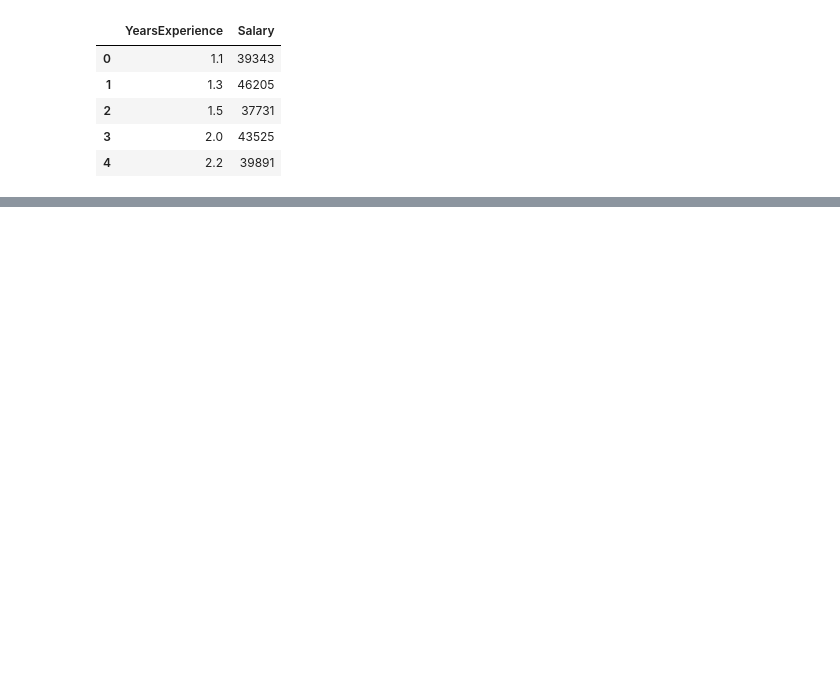
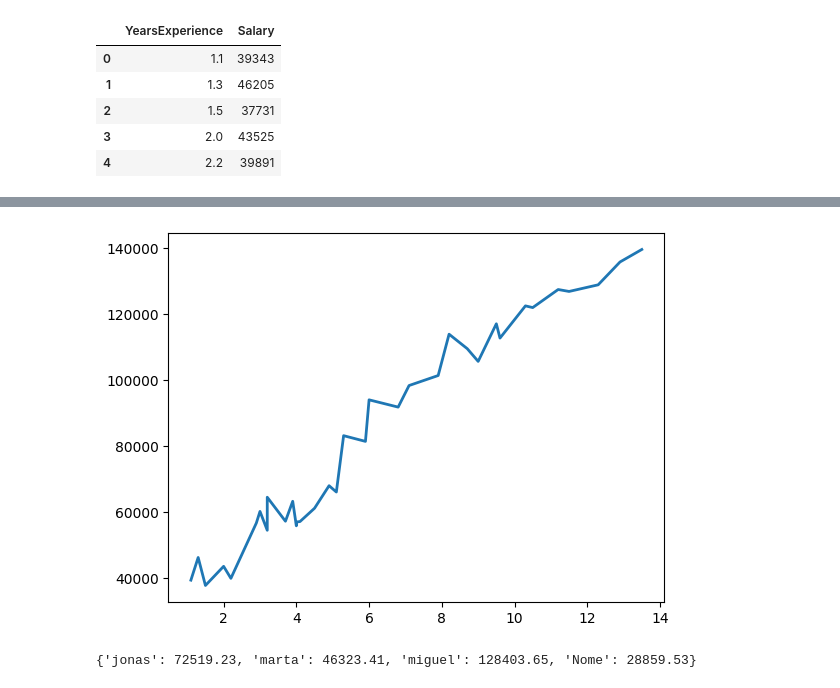
Before and after one commit to MDayvson/Bootcamp-Desenvolvedor-a--Python---XPe, a Jupyter notebook: Modulo 4/aulas/Desafio_Final/desafio.ipynb, the cells around one changed output, grey strips where cells are left out. Drawn from its saved outputs; the diff is of its cells as text; code cells hidden in the pictures; blank space fills up the shorter version.

```diff
--- a/Modulo 4/aulas/Desafio_Final/desafio.ipynb
+++ b/Modulo 4/aulas/Desafio_Final/desafio.ipynb
@@ -13,9 +17,3 @@ df.head()
 # %%
 x_sal = df[['YearsExperience']]
 y_sal = df[['Salary']]
-# %%
-from sklearn.preprocessing import StandardScaler
-standar_scaler =  StandardScaler()
-
-x_sal = standar_scaler.fit_transform(x_sal)
-# y_sal = standar_scaler.fit_transform(y_sal)
@@ -90,3 +56,13 @@ MLPClassifier(hidden_layer_sizes=(20, 100), max_iter=1000, tol=1e-05,
+# %%
+import matplotlib.pyplot as plt
+import numpy as np
+
+# plot
+fig, ax = plt.subplots()
+ax.plot(x_sal, y_sal, linewidth=2.0)
+plt.show()
+# %% [output]
+[figure, added]
 # %%
 import requests
 import json
@@ -95,9 +71,14 @@ url = 'https://as5jmctylk.execute-api.us-east-1.amazonaws.com/default/demo_forec
 
 data = {"jonas": 5,
         "marta": 2,
-        "miguel": 11.4
+        "miguel": 11.4,
+        "Nome": 15,
+        "Nome": 0,
         }
 
 requests = requests.post(url, data=json.dumps(data))
 
 response = requests.json()
+print(response)
+# %% [output]
+{'jonas': 72519.23, 'marta': 46323.41, 'miguel': 128403.65, 'Nome': 28859.53}
```
Also changed, not shown: parts of 8 cells of this notebook, 1 other file.
